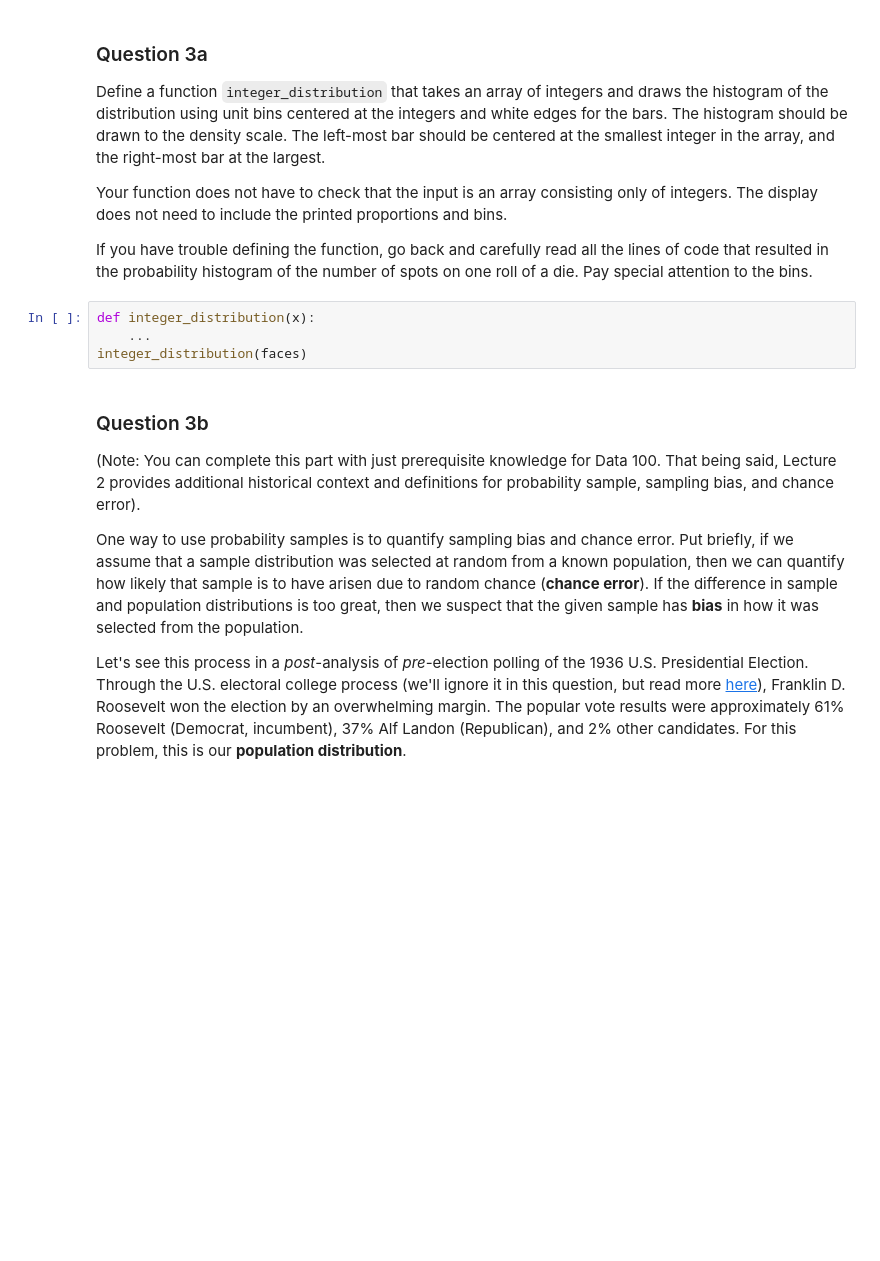
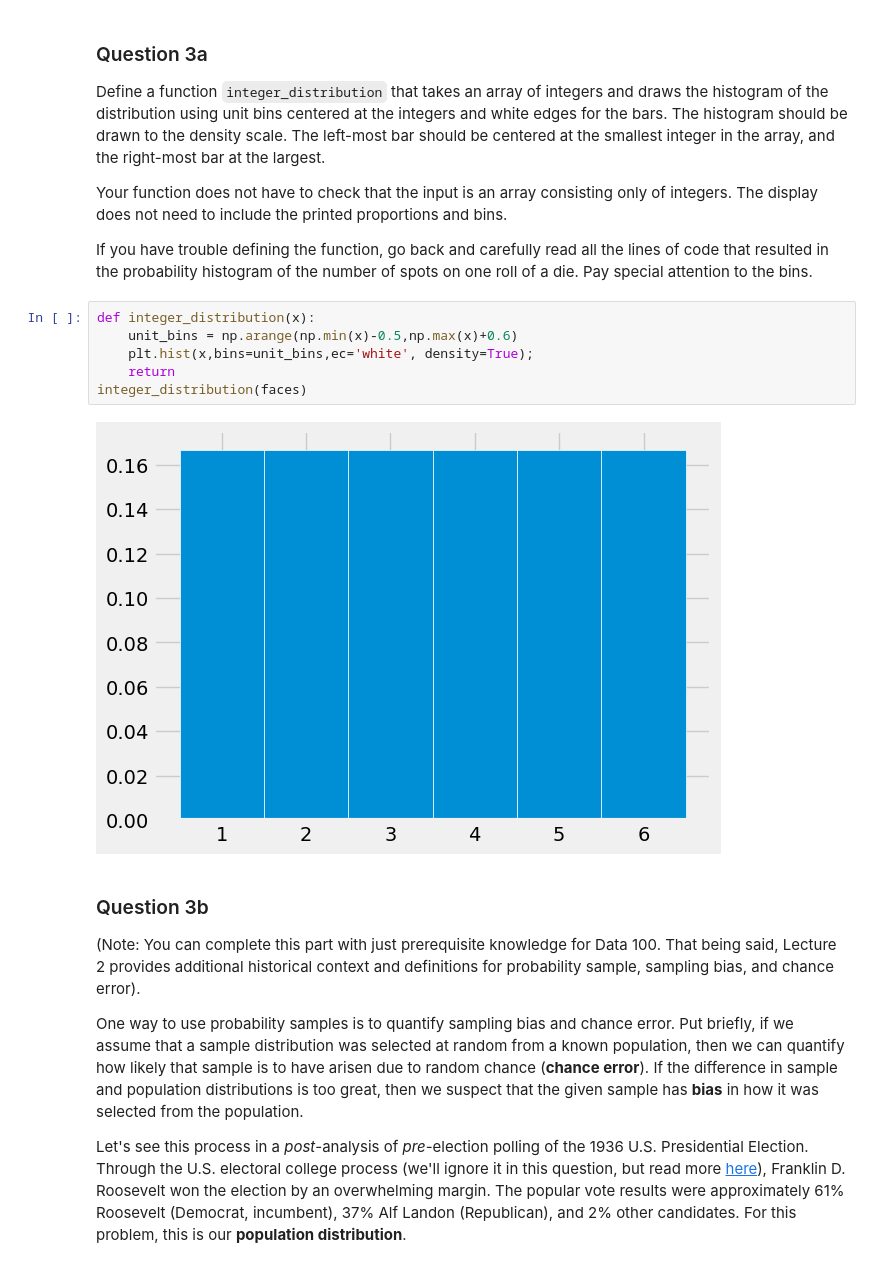
Before and after one commit to AliceRayLu/data-100-sp22, a Jupyter notebook: hw/hw01/hw01.ipynb, the cells around one changed output. Saved outputs shown, nothing was run; the diff lists cells and outputs as text; blank space fills up the shorter version.

```diff
--- a/hw/hw01/hw01.ipynb
+++ b/hw/hw01/hw01.ipynb
@@ -391,10 +421,14 @@ If you have trouble defining the function, go back and carefully read all the li
     name: q3a
     manual: true
 -->
-# %%
-def integer_distribution(x):
-    ...
-integer_distribution(faces)
+# %%
+def integer_distribution(x):
+    unit_bins = np.arange(np.min(x)-0.5,np.max(x)+0.6)
+    plt.hist(x,bins=unit_bins,ec='white', density=True);
+    return
+integer_distribution(faces)
+# %% [output]
+[figure, added]
 # %% [markdown]
 <!-- END QUESTION -->
 
```
Also changed, not shown: parts of 21 cells of this notebook, 2 other files.
